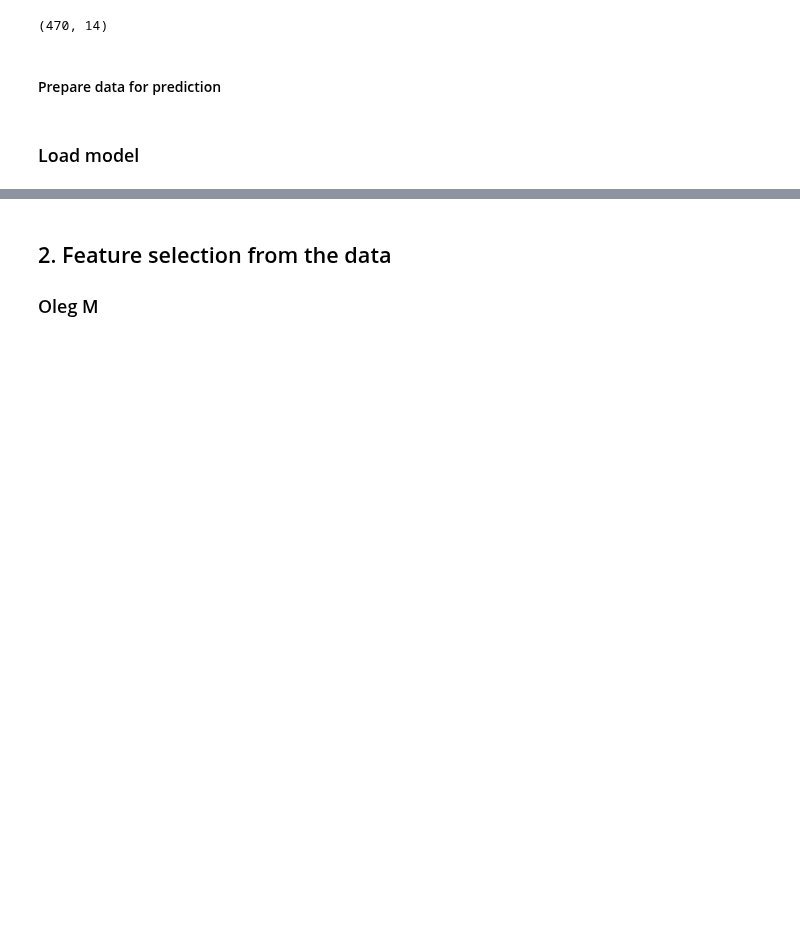
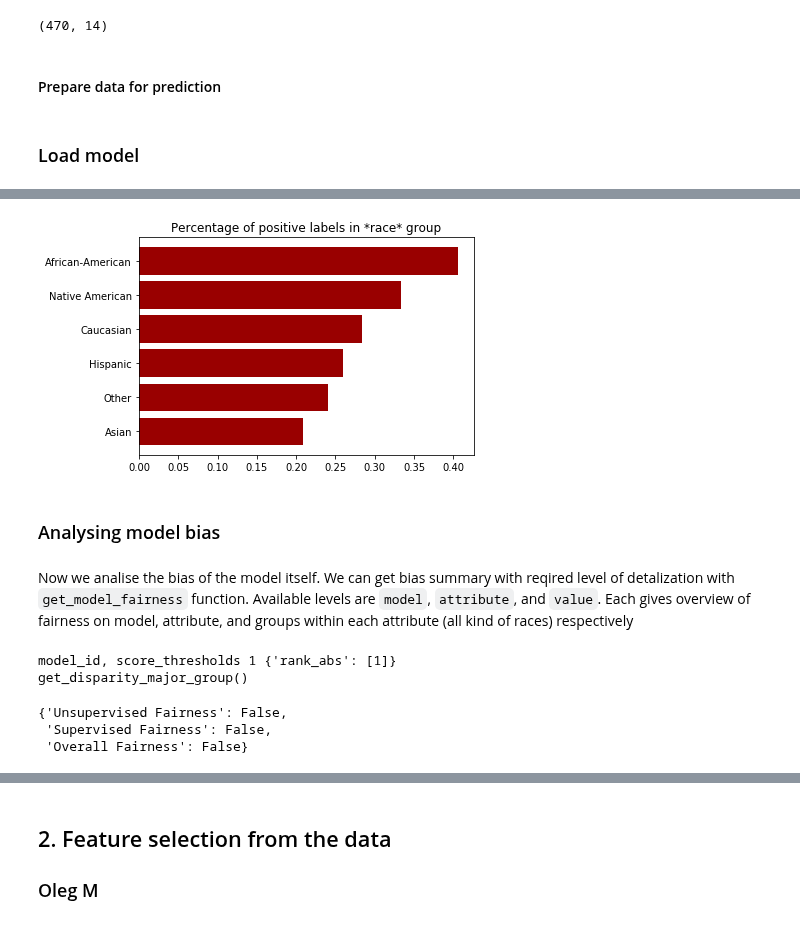
Before and after one commit to SanGreel/noble-model-audit, a Jupyter notebook: 3_recidivism_prediction_model_audit.ipynb, the cells around one changed output, grey strips where cells are left out. Saved outputs shown, nothing was run; the diff lists cells and outputs as text; code cells hidden in the pictures; blank space fills up the shorter version.

Commit message:
Added part of the bias analysis to the common pipeline

```diff
--- a/3_recidivism_prediction_model_audit.ipynb
+++ b/3_recidivism_prediction_model_audit.ipynb
@@ -157,0 +188,16 @@ train_df_processed.head()
+# %%
+bias.plot_dataset_bias(dataset_bias_info, 'race')
+# %% [output]
+[figure, added]
+# %% [markdown]
+### Analysing model bias
+# %% [markdown]
+Now we analise the bias of the model itself. We can get bias summary with reqired level of detalization with `get_model_fairness` function. Available levels are `model`, `attribute`, and `value`. Each gives overview of fairness on model, attribute, and groups within each attribute (all kind of races) respectively
+# %%
+bias.get_model_fairness(level='model')
+# %% [output]
+model_id, score_thresholds 1 {'rank_abs': [1]}
+get_disparity_major_group()
+{'Unsupervised Fairness': False,
+ 'Supervised Fairness': False,
+ 'Overall Fairness': False}
```
Also changed, not shown: parts of 21 cells of this notebook.
